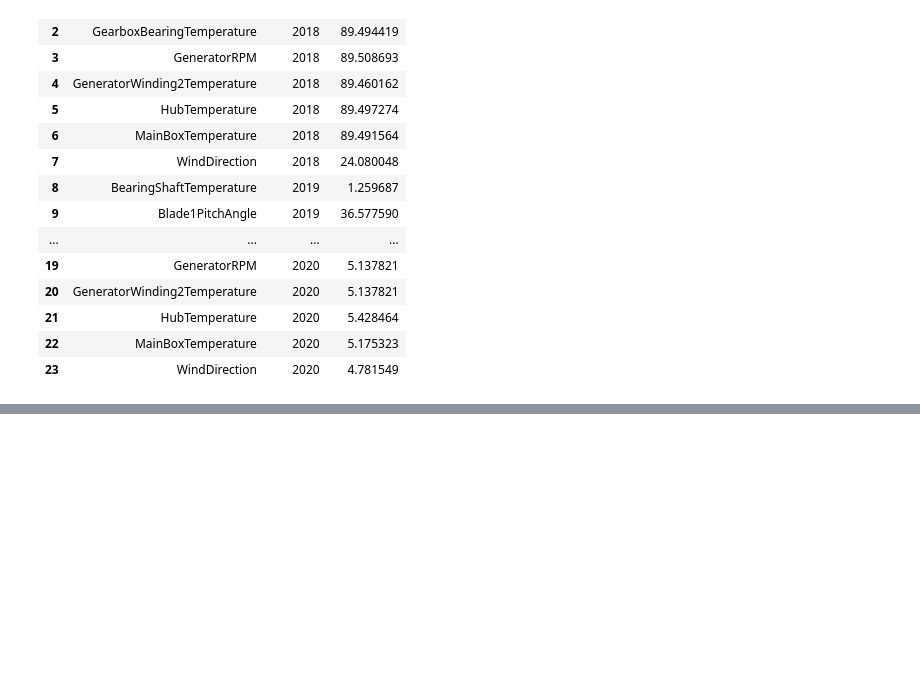
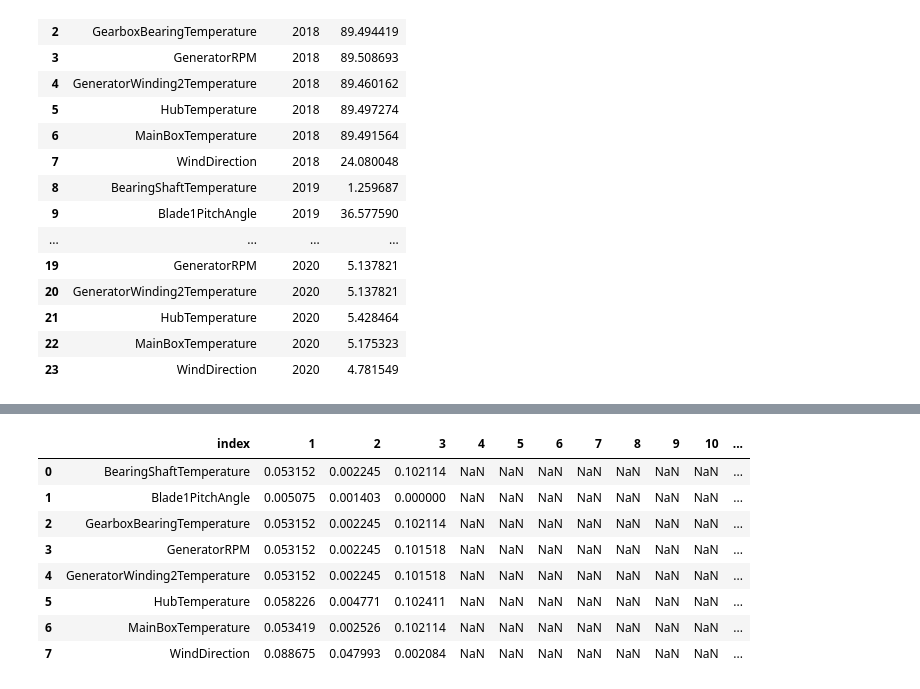
Before and after one commit to rangers5/DataVizFinal, a Jupyter notebook: NullCountVisualization.ipynb, the cells around one changed output, grey strips where cells are left out. Cells and saved outputs as stored; diff of their text form; code cells hidden in the pictures; blank space fills up the shorter version.

```diff
--- a/NullCountVisualization.ipynb
+++ b/NullCountVisualization.ipynb
@@ -119,0 +173,18 @@ monthlyNullData
+# %%
+monthlyNullData2020 = pd.DataFrame()
+thirdYear = df[df.year==2020]
+for i in range(1,13):
+    monthlyNullData2020[i] = thirdYear[thirdYear.month == i].isnull().sum() / thirdYear[thirdYear.month == i].shape[0]
+monthlyNullData2020.drop(["year","month","day","Time","AmbientTemperatue","ActivePower","ReactivePower"], inplace=True)
+monthlyNullData2020.reset_index(inplace=True)
+monthlyNullData2020
+# %% [output]
+|  | index | 1 | 2 | 3 | 4 | 5 | 6 | 7 | 8 | 9 | 10 | ... |
+| 0 | BearingShaftTemperature | 0.053152 | 0.002245 | 0.102114 | NaN | NaN | NaN | NaN | NaN | NaN | NaN | ... |
+| 1 | Blade1PitchAngle | 0.005075 | 0.001403 | 0.000000 | NaN | NaN | NaN | NaN | NaN | NaN | NaN | ... |
+| 2 | GearboxBearingTemperature | 0.053152 | 0.002245 | 0.102114 | NaN | NaN | NaN | NaN | NaN | NaN | NaN | ... |
+| 3 | GeneratorRPM | 0.053152 | 0.002245 | 0.101518 | NaN | NaN | NaN | NaN | NaN | NaN | NaN | ... |
+| 4 | GeneratorWinding2Temperature | 0.053152 | 0.002245 | 0.101518 | NaN | NaN | NaN | NaN | NaN | NaN | NaN | ... |
+| 5 | HubTemperature | 0.058226 | 0.004771 | 0.102411 | NaN | NaN | NaN | NaN | NaN | NaN | NaN | ... |
+| 6 | MainBoxTemperature | 0.053419 | 0.002526 | 0.102114 | NaN | NaN | NaN | NaN | NaN | NaN | NaN | ... |
+| 7 | WindDirection | 0.088675 | 0.047993 | 0.002084 | NaN | NaN | NaN | NaN | NaN | NaN | NaN | ... |
```
Also changed, not shown: parts of 6 cells of this notebook, 3 other files.
